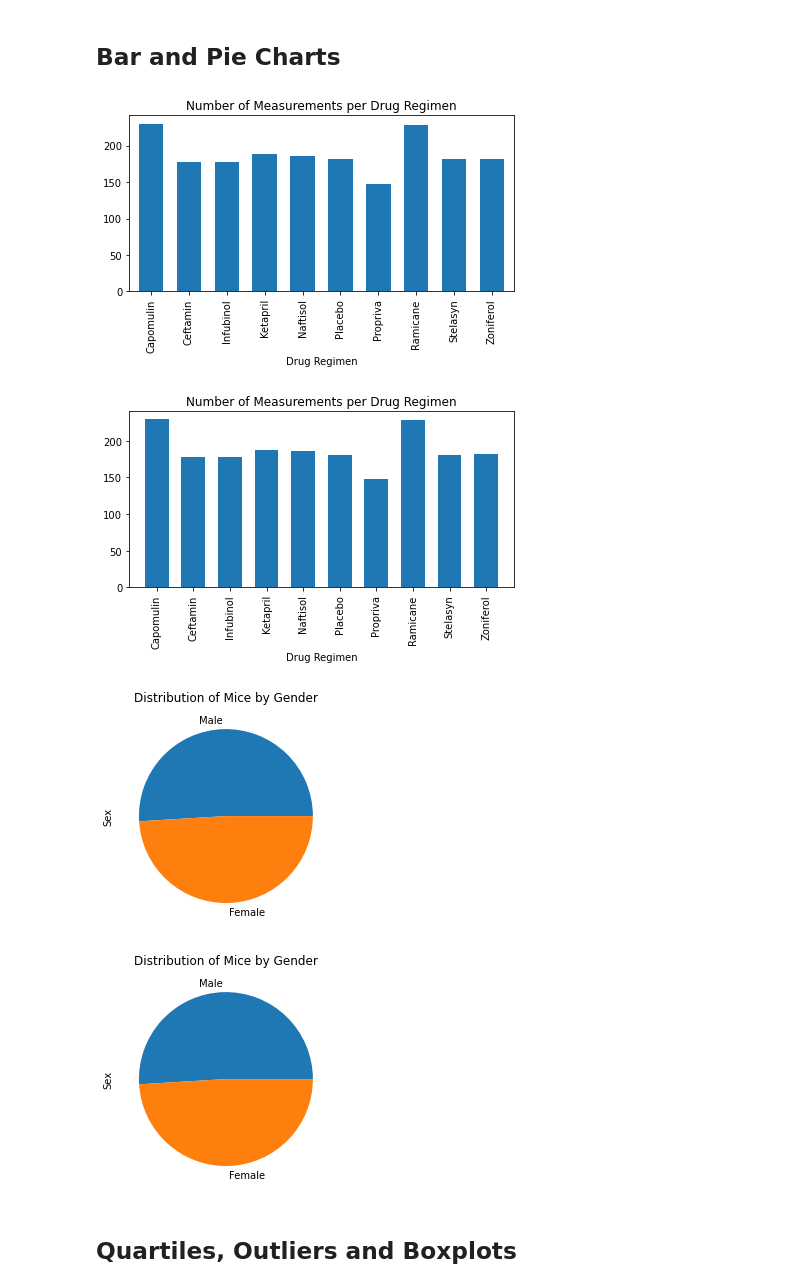
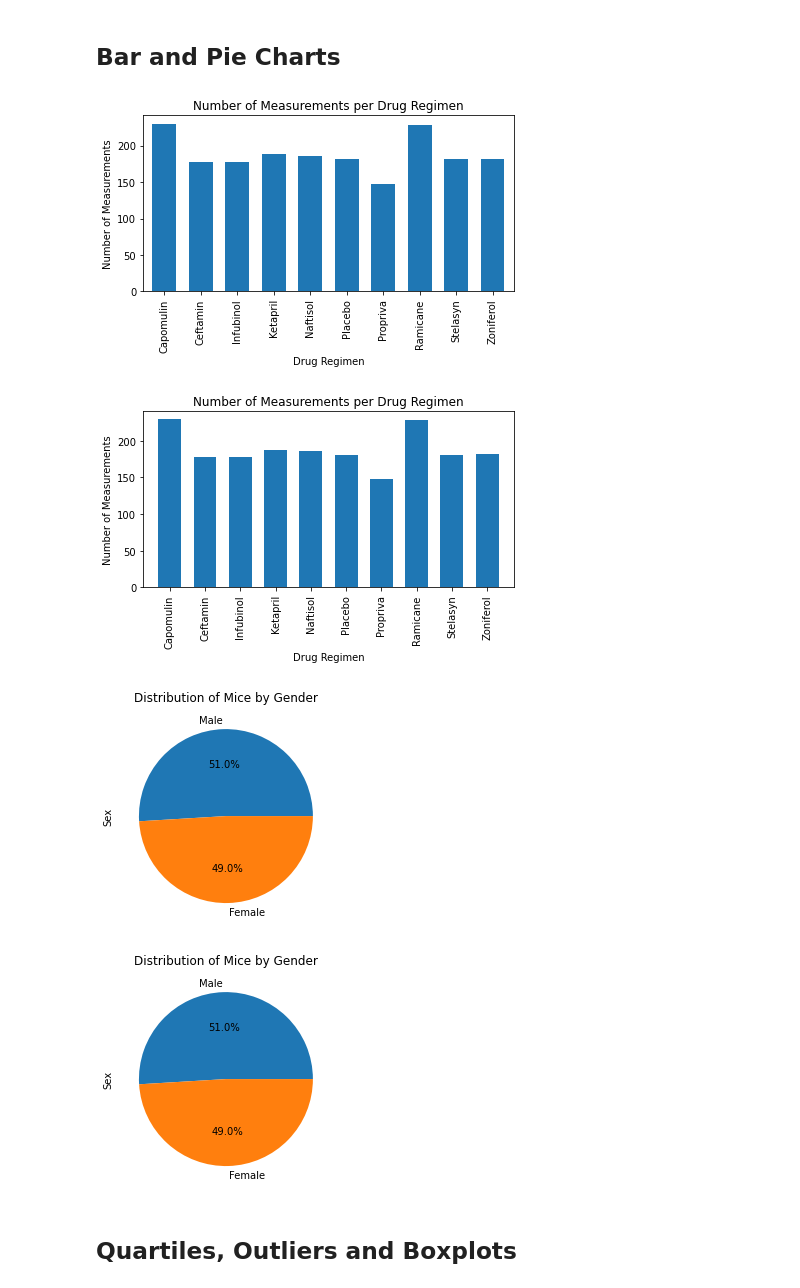
Before and after one commit to SommerKim/drug-study-visualization, a Jupyter notebook: Pymaceuticals/pymaceuticals_starter.ipynb, the cells around one changed output. Drawn from its saved outputs; the diff is of its cells as text; code cells hidden in the pictures.

```diff
--- a/Pymaceuticals/pymaceuticals_starter.ipynb
+++ b/Pymaceuticals/pymaceuticals_starter.ipynb
@@ -177,11 +160,12 @@ drug_group["Tumor Volume (mm3)"].agg(['mean', 'median', 'var', 'std', 'sem'])
 # %%
 # Generate a bar plot showing the total number of measurements taken on each drug regimen using pandas.
 drug_group["Tumor Volume (mm3)"].count().plot(kind = "bar", title = "Number of Measurements per Drug Regimen", width = .65)
 
+plt.ylabel("Number of Measurements")
 plt.tight_layout()
 plt.show()
 # %% [output]
-[figure, old version]
+[figure, new version]
 # %%
 # Generate a bar plot showing the total number of measurements taken on each drug regimen using pyplot.
 drug_group_df = pd.DataFrame(drug_group["Tumor Volume (mm3)"].count())
@@ -189,39 +173,40 @@ drug_group_df = drug_group_df.reset_index()
 
 drugs = drug_group_df["Drug Regimen"]
 measurements = drug_group_df["Tumor Volume (mm3)"]
+
 x_axis = len(drugs)
-
+plt.title("Number of Measurements per Drug Regimen", loc='center')
 plt.xlim(-0.75, len(drugs)-.25)
 plt.ylim(0, max(measurements) + 10)
 plt.xticks(rotation = 90)
 plt.bar(drugs, measurements, width=.65, align="center")
-
+plt.ylabel("Number of Measurements")
 plt.xlabel("Drug Regimen")
-plt.title('Number of Measurements per Drug Regimen')
 
 plt.tight_layout()
 plt.show()
 # %% [output]
-[figure, old version]
+[figure, new version]
 # %%
 # Generate a pie plot showing the distribution of female versus male mice using pandas
-clean_combined_data["Sex"].value_counts().plot(kind = "pie", title = "Distribution of Mice by Gender")
+clean_combined_data["Sex"].value_counts().plot(kind = "pie", title = "Distribution of Mice by Gender", autopct="%1.1f%%")
 
 plt.show()
 # %% [output]
-[figure, old version]
+[figure, new version]
 # %%
 # Generate a pie plot showing the distribution of female versus male mice using pyplot
 values = clean_combined_data["Sex"].value_counts()
 categories = clean_combined_data["Sex"].unique()
 
-plt.pie(values, labels=categories)
+plt.pie(values, labels=categories, autopct="%1.1f%%")
 plt.title("Distribution of Mice by Gender")
 plt.ylabel("Sex")
 
+
 plt.show()
 # %% [output]
-[figure, old version]
+[figure, new version]
 # %% [markdown]
 ## Quartiles, Outliers and Boxplots
 # %%
```
Also changed, not shown: parts of 8 cells of this notebook.
